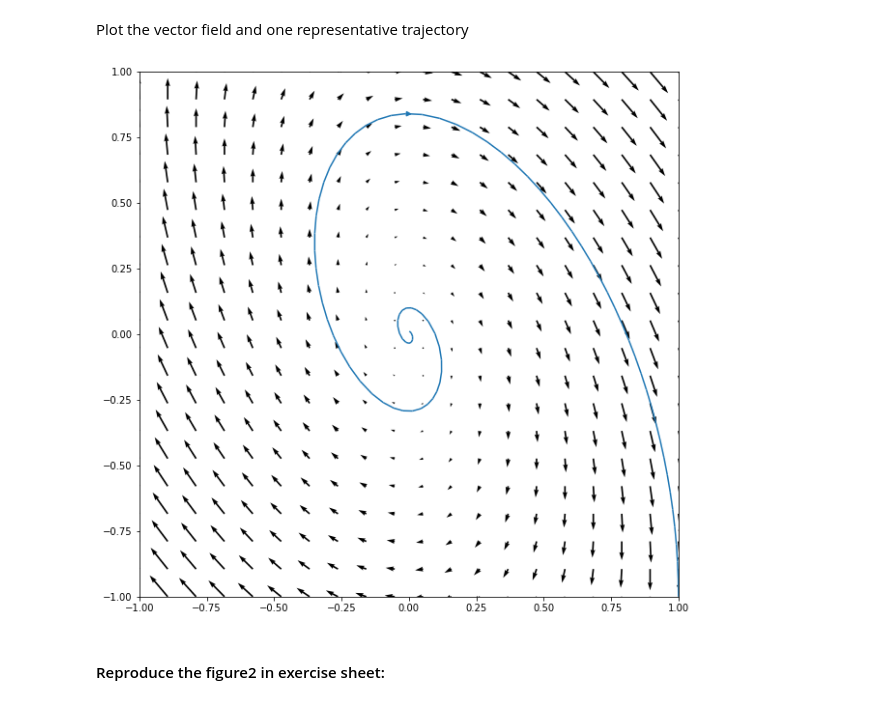
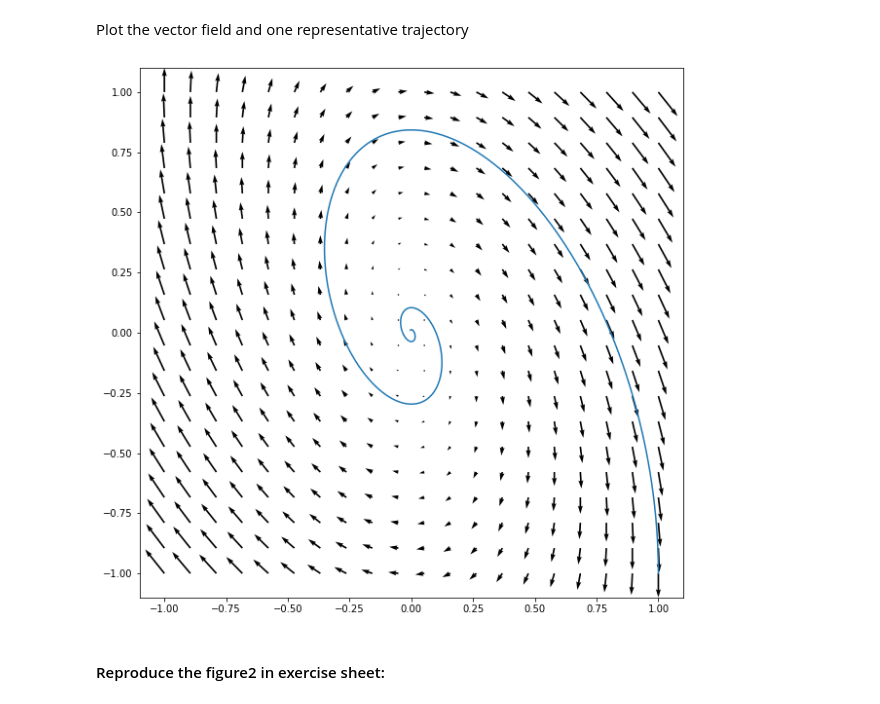
Before and after one commit to Linnore/MLCMS-EX3-GroupK, a Jupyter notebook: Test_Linnore.ipynb, the cells around one changed output. Drawn from its saved outputs; the diff is of its cells as text; code cells hidden in the pictures.

```diff
--- a/Test_Linnore.ipynb
+++ b/Test_Linnore.ipynb
@@ -50,0 +61,26 @@ V = A[1][0]*X + A[1][1]*Y
+# %%
+def euler(x0, vx, maxstep=100, stepsize=0.01, backward=-1):
+    # vx the velocity function of x, as a numpy.array
+    # x0 initial point, as a numpy.array
+    # return trajactory
+    x = None
+    nx = x0
+    traj = [nx]
+
+    for i in range(maxstep):
+        x = nx
+        v = vx(x)
+        nx = x - backward*stepsize*v
+        traj.append(nx)
+
+    return np.array(traj)
+# %%
+def vx_task1(x, a=.1):
+    a = .1
+    A = np.array([[a, a],
+              [-.25, 0]])
+
+    u = A[0][0]*x[0] + A[0][1]*x[1]
+    v = A[1][0]*x[0] + A[1][1]*x[1]
+
+    return np.array([u,v])
@@ -51,16 +92,22 @@ V = A[1][0]*X + A[1][1]*Y
+# %%
+traj = euler(np.array([1,-1]), vx_task1, maxstep=10000, backward=1)
+trajx = traj[:, 0]
+trajy = traj[:, 1]
 # %% [markdown]
 Plot the vector field and one representative trajectory
 # %%
 fig1 = plt.figure(figsize=(10, 10))
 
 fig1a = fig1.add_subplot()
 
 fig1a.quiver(X, Y, U, V)
-fig1a.streamplot(X, Y, U, V, start_points=[(1,-1)], integration_direction="backward")
+#fig1a.streamplot(X, Y, U, V, integration_direction="backward")
+
+fig1a.plot(trajx, trajy) # plot the trajactory from Euler method
 
 plt.show()
 # %% [output]
-[figure, old version]
+[figure, new version]
 # %% [markdown]
 #### Reproduce the figure2 in exercise sheet:
 # %%
```
Also changed, not shown: parts of 9 cells of this notebook.
